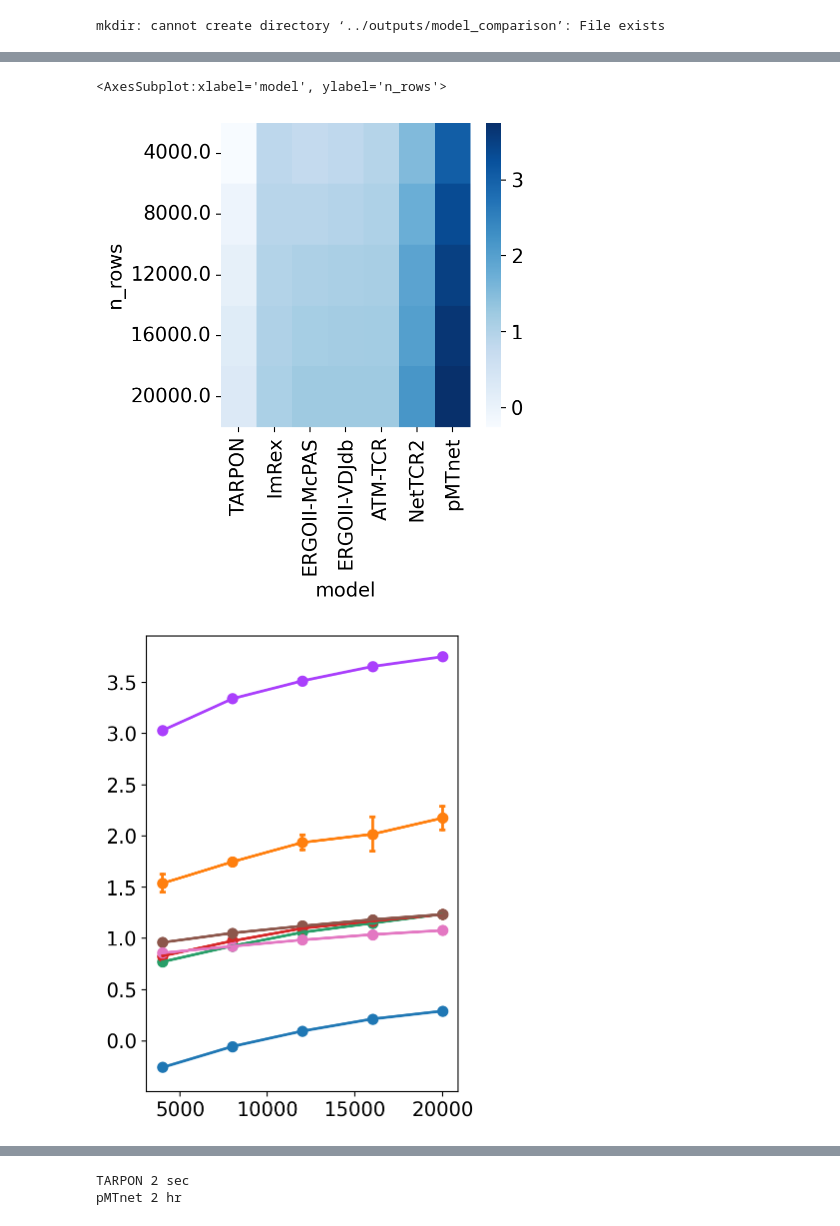
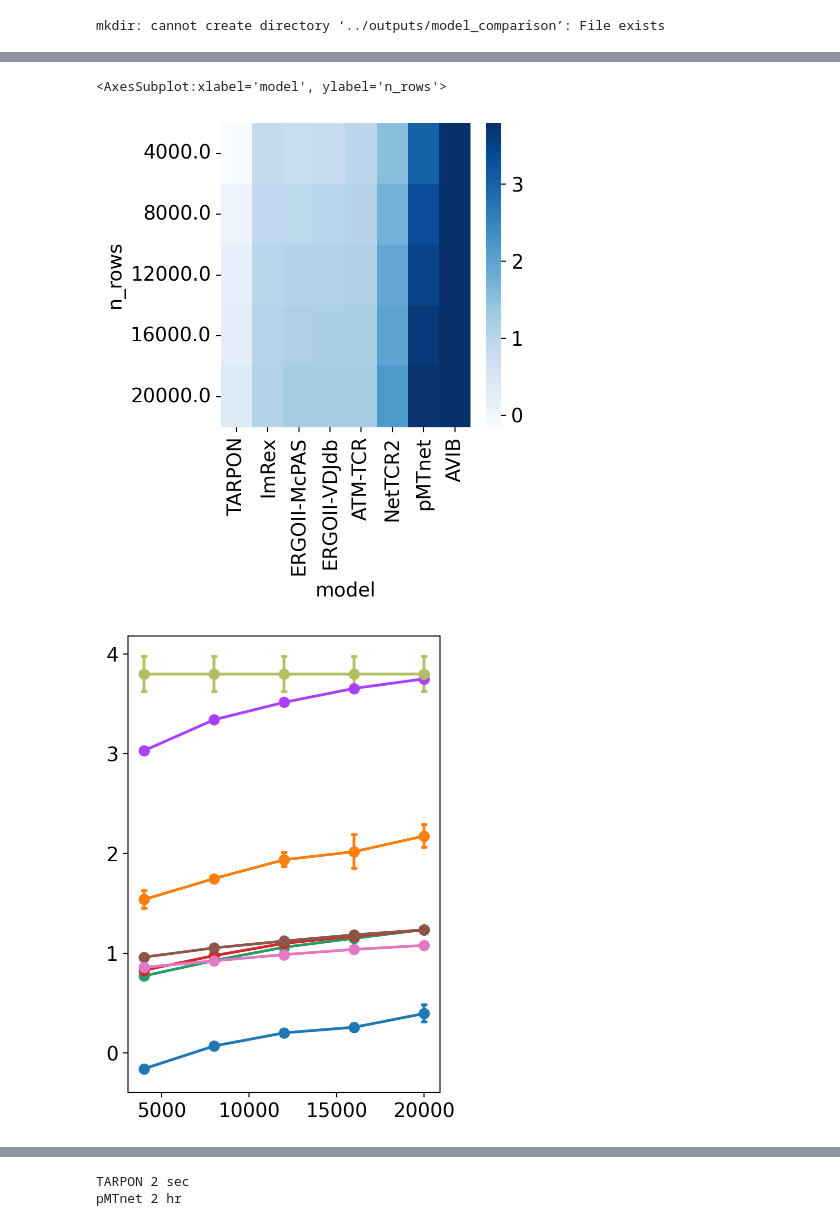
Before and after one commit to danielgchen/TARPON, a Jupyter notebook: notebooks/model_v5.external_validation.ipynb, the cells around one changed output, grey strips where cells are left out. Drawn from its saved outputs; the diff is of its cells as text; code cells hidden in the pictures.

```diff
--- a/notebooks/model_v5.external_validation.ipynb
+++ b/notebooks/model_v5.external_validation.ipynb
@@ -113,11 +113,14 @@ for epitope in ['GILGFVFTL','NLVPMVATV','GLCTLVAML']:
     df_test = pd.concat([hit_test, irr_test], axis=0).reset_index().iloc[:, 1:]
     df_val = pd.concat([hit_val, irr_val], axis=0).reset_index().iloc[:, 1:]
     # subset on the relevant peptide
+    y = y_test.loc[df_test['Epitope'] == epitope]
     df_test = df_test.loc[df_test['Epitope'] == epitope]
     df_val = df_val.loc[df_val['Epitope'] == epitope]
     # write the files down
     df_test.to_csv(f'../outputs/model_comparison/test.{epitope}.csv')
     df_val.to_csv(f'../outputs/model_comparison/val.{epitope}.csv')
+    # write down the y
+    y.to_csv(f'../outputs/model_comparison/test.{epitope}.y.csv')
 # %%
 # get it in nice plotting stage
 from sklearn.metrics import roc_curve, auc, accuracy_score
@@ -498,8 +518,8 @@ for t in [171.1, 211.7, 115.2, 101.1, 148.7]:
 # python pMTnet.py \
 # -input /ssd1/dchen/GNN_PEPTIDE_TCR/outputs/model_comparison/test.timings.4000.pMTnet.csv \
 # -library /ssd1/dchen/GNN_PEPTIDE_TCR/external/pMTnet/library \
-# -output /ssd1/dchen/GNN_PEPTIDE_TCR/outputs/model_comparison/TMPv3 \
-# -output_log /ssd1/dchen/GNN_PEPTIDE_TCR/outputs/model_comparison/TMPv3.log
+# -output /ssd1/dchen/GNN_PEPTIDE_TCR/outputs/model_comparison/TMP \
+# -output_log /ssd1/dchen/GNN_PEPTIDE_TCR/outputs/model_comparison/TMP.log
 for t in [1080, 1076, 1070, 1072, 1066]:
     timings.loc[timings.shape[0]] = 4000, t, 'pMTnet'
 for t in [2208, 2193, 2169, 2163, 2212]:
@@ -538,6 +558,18 @@ for t in [11.0, 11.2, 11.0, 10.9, 10.5]:
     timings.loc[timings.shape[0]] = 16000, t, 'ImRex'
 for t in [12.2, 12.1, 11.7, 11.7, 12.2]:
     timings.loc[timings.shape[0]] = 20000, t, 'ImRex'
+# # > code for AVIB
+# ../notebooks/GNN_PEPTIDE_TCR/external/pred_for_vibtcr.ipynb
+for t in [5202, 6422, 4663, 3394, 11708]:
+    timings.loc[timings.shape[0]] = 4000, t, 'AVIB'
+for t in [5202, 6423, 4664, 3394, 11708]:
+    timings.loc[timings.shape[0]] = 8000, t, 'AVIB'
+for t in [5202, 6423, 4664, 3394, 11709]:
+    timings.loc[timings.shape[0]] = 12000, t, 'AVIB'
+for t in [5203, 6423, 4665, 3394, 11709]:
+    timings.loc[timings.shape[0]] = 16000, t, 'AVIB'
+for t in [5203, 6424, 4665, 3395, 11709]:
+    timings.loc[timings.shape[0]] = 20000, t, 'AVIB'
 # %%
 # observe a heatmap to validate observations
 plot = timings.pivot_table(index='n_rows', columns='model', values='total_time')
@@ -545,37 +577,37 @@ order = plot.mean(0).sort_values().index
 sns.heatmap(np.log10(plot[order]), cmap='Blues')
 # %% [output]
 <AxesSubplot:xlabel='model', ylabel='n_rows'>
-[figure, old version]
+[figure, new version]
 # %%
 import matplotlib as mpl
 
 # now do the actual plot
 timings['log10_total_time'] = np.log10(timings['total_time'])
 
 fig, ax = plt.subplots(figsize=[4, 6])
 ax.grid(False)
-order = ['TARPON','NetTCR2','ERGOII-McPAS','ERGOII-VDJdb','pMTnet','ATM-TCR','ImRex']
-palette = ['#1f77b4', '#ff7f0e', '#279e68', '#d62728', '#aa40fc', '#8c564b', '#e377c2']
+order = ['TARPON','NetTCR2','ERGOII-McPAS','ERGOII-VDJdb','pMTnet','ATM-TCR','ImRex','AVIB']
+palette = ['#1f77b4', '#ff7f0e', '#279e68', '#d62728', '#aa40fc', '#8c564b', '#e377c2','#b5bd61']
 for idx, color in zip(order, palette):
     mask = timings['model'] == idx
     vals_mean = timings.loc[mask][['n_rows','total_time']].groupby('n_rows').mean()
     vals_mean = np.log10(vals_mean.loc[:, 'total_time'])
     vals_ci95 = timings.loc[mask][['n_rows','log10_total_time']].groupby('n_rows').std()
     vals_ci95 = 1.96 * vals_ci95 / np.sqrt(5)
-    ax.scatter(vals_mean.index, vals_mean, color=color, s=50)
+    ax.scatter(vals_mean.index, vals_mean, color=color, s=50, zorder=1)
     for idx in vals_mean.index:
         ax.plot([idx, idx], [vals_mean.loc[idx] - vals_ci95.loc[idx],
                              vals_mean.loc[idx] + vals_ci95.loc[idx]],
                 color=color, zorder=-1, lw=2)
         ax.plot([idx-100, idx+100], [vals_mean.loc[idx] - vals_ci95.loc[idx],
                                      vals_mean.loc[idx] - vals_ci95.loc[idx]],
                 color=color, zorder=-1, lw=2)
         ax.plot([idx-100, idx+100], [vals_mean.loc[idx] + vals_ci95.loc[idx],
                                      vals_mean.loc[idx] + vals_ci95.loc[idx]],
                 color=color, zorder=-1, lw=2)
-    ax.plot(vals_mean.index, vals_mean, color=color, lw=2)
+    ax.plot(vals_mean.index, vals_mean, color=color, lw=2, zorder=-1)
 # %% [output]
-[figure, old version]
+[figure, new version]
 # %%
 import scipy.stats as ss
 mask = timings['model'] == 'TARPON'
```
Also changed, not shown: parts of 11 cells of this notebook, 19 other files.
